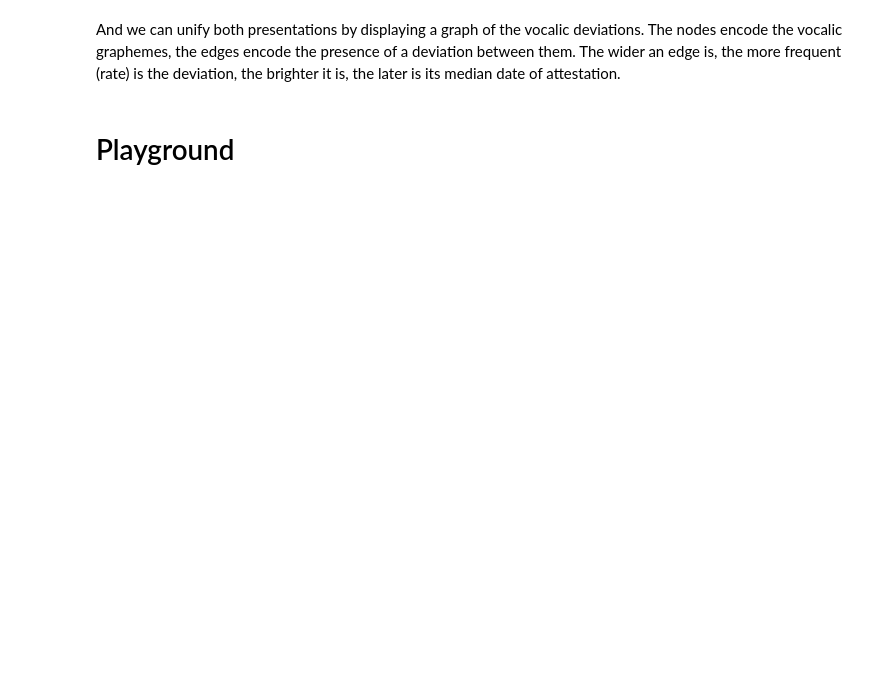
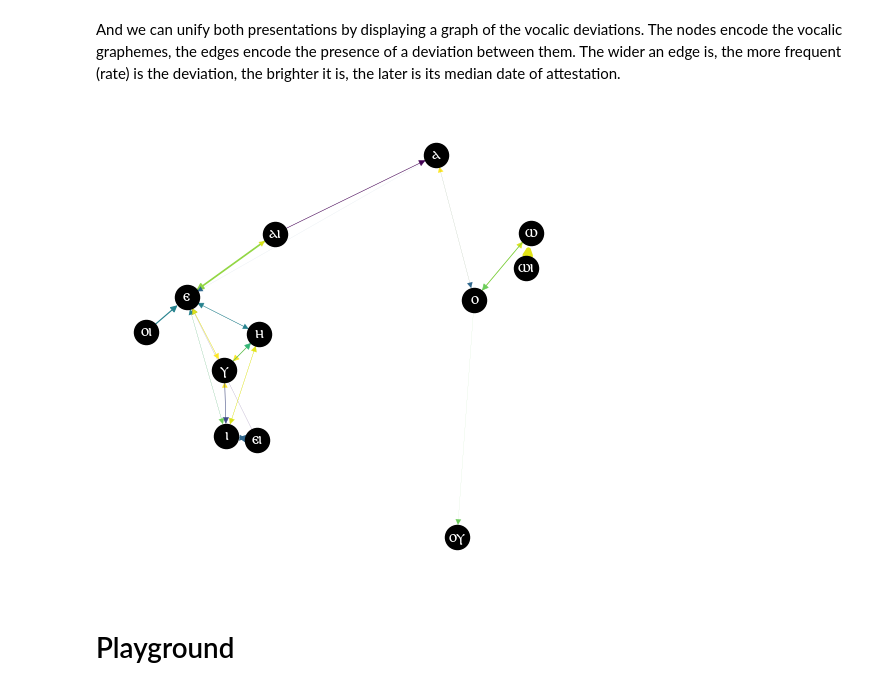
Before and after one commit to kmein/greek-coptic, a Jupyter notebook: greek-coptic.ipynb, the cells around one changed output. Cells and saved outputs as stored; diff of their text form; code cells hidden in the pictures; blank space fills up the shorter version.

Commit message:
actually save vowel graph

```diff
--- a/greek-coptic.ipynb
+++ b/greek-coptic.ipynb
@@ -913,35 +957,37 @@ the brighter it is, the later is its median date of attestation.
 # %%
 graph = nx.from_pandas_edgelist(all_vowel_deviations, source="input", target="output", edge_attr=["rate", "date_median"], create_using=nx.DiGraph)
 
 pos = nx.spring_layout(
     graph,
     weight="rate",
     seed=12
 )
 
 date_median = all_vowel_deviations["date_median"]
 scale = lambda x: (x - date_median.min()) / (date_median.max() - date_median.min())
 
-# Draw the graph
-plt.figure(figsize=(6, 6))
+fig = plt.figure(figsize=(6, 6))
 nx.draw(
     graph,
     pos,
     with_labels=True,
     width=[graph[u][v]['rate'] * 5 for u, v in graph.edges()],
     edge_color=[
         plt.get_cmap("viridis")(
             scale(graph[u][v]["date_median"])
         )
         if graph[u][v]["date_median"] else "black"
         for u, v in graph.edges()
     ],
     font_family="Antinoou",
     font_color="white",
-    node_color="black"
+    node_color="black",
+    ax = fig.add_subplot()
 )
+fig.savefig(subdirectory / "figure-vowels_graph.svg")
 plt.show()
-write_figure("vowels_graph")
+# %% [output]
+[figure, added]
 # %% [markdown]
 # Playground
 # %%
```
Also changed, not shown: parts of 7 cells of this notebook.
